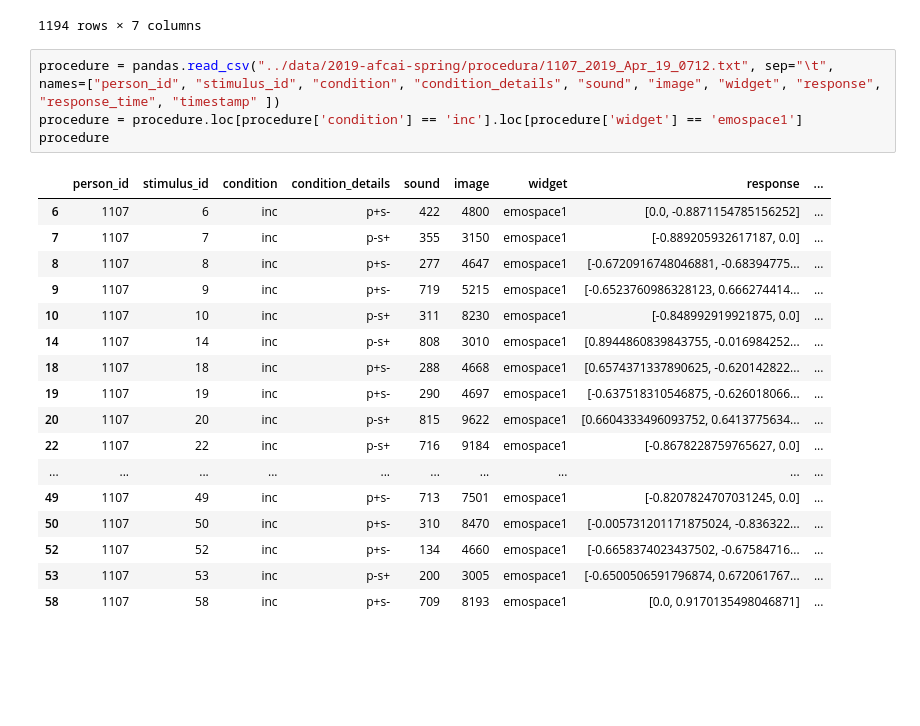
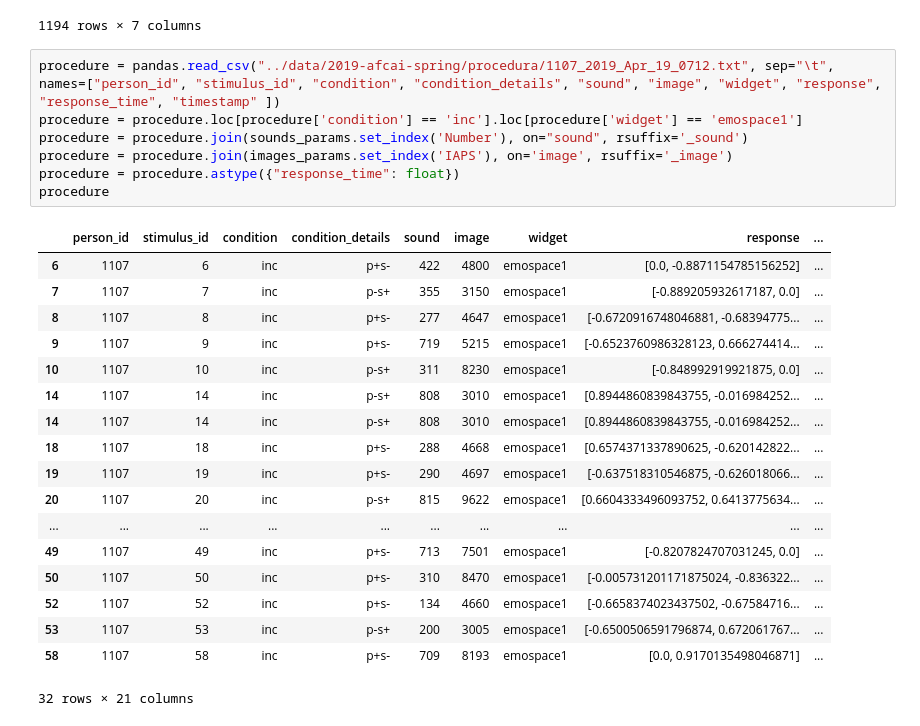
Before and after one commit to PiotrMor/psi-project, a Jupyter notebook: notebooks/main.ipynb, the cells around one changed output. Drawn from its saved outputs; the diff is of its cells as text; blank space fills up the shorter version.

```diff
--- a/notebooks/main.ipynb
+++ b/notebooks/main.ipynb
@@ -59,22 +60,26 @@ images_params
 # %%
 procedure = pandas.read_csv("../data/2019-afcai-spring/procedura/1107_2019_Apr_19_0712.txt", sep="\t", names=["person_id", "stimulus_id", "condition", "condition_details", "sound", "image", "widget", "response", "response_time", "timestamp" ])
 procedure = procedure.loc[procedure['condition'] == 'inc'].loc[procedure['widget'] == 'emospace1']
+procedure = procedure.join(sounds_params.set_index('Number'), on="sound", rsuffix='_sound')
+procedure = procedure.join(images_params.set_index('IAPS'), on='image', rsuffix='_image')
+procedure = procedure.astype({"response_time": float})
 procedure
 # %% [output]
 |  | person_id | stimulus_id | condition | condition_details | sound | image | widget | response | ... |
 | 6 | 1107 | 6 | inc | p+s- | 422 | 4800 | emospace1 | [0.0, -0.8871154785156252] | ... |
 | 7 | 1107 | 7 | inc | p-s+ | 355 | 3150 | emospace1 | [-0.889205932617187, 0.0] | ... |
 | 8 | 1107 | 8 | inc | p+s- | 277 | 4647 | emospace1 | [-0.6720916748046881, -0.68394775... | ... |
 | 9 | 1107 | 9 | inc | p+s- | 719 | 5215 | emospace1 | [-0.6523760986328123, 0.666274414... | ... |
 | 10 | 1107 | 10 | inc | p-s+ | 311 | 8230 | emospace1 | [-0.848992919921875, 0.0] | ... |
 | 14 | 1107 | 14 | inc | p-s+ | 808 | 3010 | emospace1 | [0.8944860839843755, -0.016984252... | ... |
+| 14 | 1107 | 14 | inc | p-s+ | 808 | 3010 | emospace1 | [0.8944860839843755, -0.016984252... | ... |
 | 18 | 1107 | 18 | inc | p+s- | 288 | 4668 | emospace1 | [0.6574371337890625, -0.620142822... | ... |
 | 19 | 1107 | 19 | inc | p+s- | 290 | 4697 | emospace1 | [-0.637518310546875, -0.626018066... | ... |
 | 20 | 1107 | 20 | inc | p-s+ | 815 | 9622 | emospace1 | [0.6604333496093752, 0.6413775634... | ... |
-| 22 | 1107 | 22 | inc | p-s+ | 716 | 9184 | emospace1 | [-0.8678228759765627, 0.0] | ... |
 | ... | ... | ... | ... | ... | ... | ... | ... | ... | ... |
 | 49 | 1107 | 49 | inc | p+s- | 713 | 7501 | emospace1 | [-0.8207824707031245, 0.0] | ... |
 | 50 | 1107 | 50 | inc | p+s- | 310 | 8470 | emospace1 | [-0.005731201171875024, -0.836322... | ... |
 | 52 | 1107 | 52 | inc | p+s- | 134 | 4660 | emospace1 | [-0.6658374023437502, -0.67584716... | ... |
 | 53 | 1107 | 53 | inc | p-s+ | 200 | 3005 | emospace1 | [-0.6500506591796874, 0.672061767... | ... |
 | 58 | 1107 | 58 | inc | p+s- | 709 | 8193 | emospace1 | [0.0, 0.9170135498046871] | ... |
+32 rows × 21 columns
```
Also changed, not shown: parts of 2 cells of this notebook.
